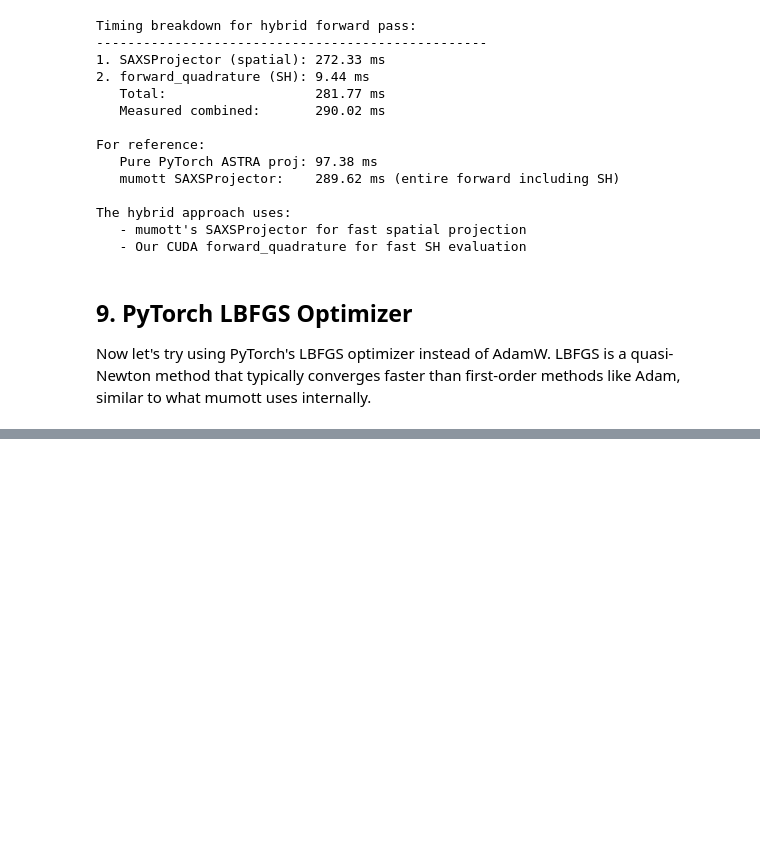
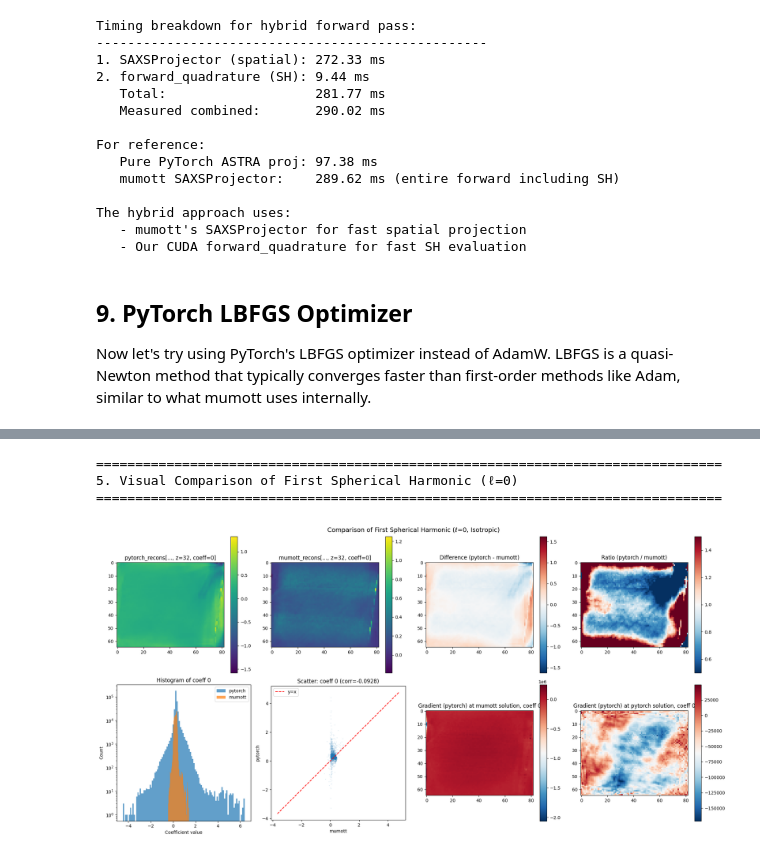
Before and after one commit to lfbarba/smartt, a Jupyter notebook: notebooks/mumott_vs_pytorch_comparison.ipynb, the cells around one changed output, grey strips where cells are left out. Saved outputs shown, nothing was run; the diff lists cells and outputs as text; code cells hidden in the pictures; blank space fills up the shorter version.

Commit message:
changes comparison

```diff
--- a/notebooks/mumott_vs_pytorch_comparison.ipynb
+++ b/notebooks/mumott_vs_pytorch_comparison.ipynb
@@ -2242,0 +2428,80 @@ Key Observations:
+# %%
+# ============================================================================
+# VISUALIZE: First SH coefficient (isotropic part) comparison
+# ============================================================================
+print("=" * 80)
+print("5. Visual Comparison of First Spherical Harmonic (ℓ=0)")
+print("=" * 80)
+
+fig, axes = plt.subplots(2, 4, figsize=(20, 10))
+
+# Choose middle slices
+z_slice = pytorch_recons.shape[2] // 2
+
+# Row 1: pytorch reconstruction
+im0 = axes[0, 0].imshow(pytorch_recons[:, :, z_slice, 0], cmap='viridis')
+axes[0, 0].set_title(f'pytorch_recons[..., z={z_slice}, coeff=0]')
+plt.colorbar(im0, ax=axes[0, 0])
+
+im1 = axes[0, 1].imshow(mumott_recons[:, :, z_slice, 0], cmap='viridis')
+axes[0, 1].set_title(f'mumott_recons[..., z={z_slice}, coeff=0]')
+plt.colorbar(im1, ax=axes[0, 1])
+
+# Difference
+diff = pytorch_recons[:, :, z_slice, 0] - mumott_recons[:, :, z_slice, 0]
+vabs = max(abs(diff.min()), abs(diff.max()))
+im2 = axes[0, 2].imshow(diff, cmap='RdBu_r', vmin=-vabs, vmax=vabs)
+axes[0, 2].set_title(f'Difference (pytorch - mumott)')
+plt.colorbar(im2, ax=axes[0, 2])
+
+# Ratio (where mumott is non-zero)
+with np.errstate(divide='ignore', invalid='ignore'):
+    ratio = np.where(np.abs(mumott_recons[:, :, z_slice, 0]) > 1e-6,
+                     pytorch_recons[:, :, z_slice, 0] / mumott_recons[:, :, z_slice, 0],
+                     1.0)
+im3 = axes[0, 3].imshow(ratio, cmap='RdBu_r', vmin=0.5, vmax=1.5)
+axes[0, 3].set_title(f'Ratio (pytorch / mumott)')
+plt.colorbar(im3, ax=axes[0, 3])
+
+# Row 2: Histograms and scatter
+axes[1, 0].hist(pytorch_recons[..., 0].flatten(), bins=100, alpha=0.7, label='pytorch')
+axes[1, 0].hist(mumott_recons[..., 0].flatten(), bins=100, alpha=0.7, label='mumott')
+axes[1, 0].set_xlabel('Coefficient value')
+axes[1, 0].set_ylabel('Count')
+axes[1, 0].set_title('Histogram of coeff 0')
+axes[1, 0].legend()
+axes[1, 0].set_yscale('log')
+
+# Scatter plot
+sample_idx = np.random.choice(pytorch_recons[..., 0].size, size=min(5000, pytorch_recons[..., 0].size), replace=False)
+pt_flat = pytorch_recons[..., 0].flatten()[sample_idx]
+mm_flat = mumott_recons[..., 0].flatten()[sample_idx]
+axes[1, 1].scatter(mm_flat, pt_flat, alpha=0.1, s=1)
+xlim = axes[1, 1].get_xlim()
+ylim = axes[1, 1].get_ylim()
+lim_min = min(xlim[0], ylim[0])
+lim_max = max(xlim[1], ylim[1])
+axes[1, 1].plot([lim_min, lim_max], [lim_min, lim_max], 'r--', label='y=x')
+axes[1, 1].set_xlabel('mumott')
+axes[1, 1].set_ylabel('pytorch')
+axes[1, 1].set_title(f'Scatter: coeff 0 (corr={np.corrcoef(pt_flat, mm_flat)[0,1]:.4f})')
+axes[1, 1].legend()
+axes[1, 1].set_aspect('equal')
+
+# Gradient visualization
+im4 = axes[1, 2].imshow(grad_pytorch[:, :, z_slice, 0], cmap='RdBu_r')
+axes[1, 2].set_title('Gradient (pytorch) at mumott solution, coeff 0')
+plt.colorbar(im4, ax=axes[1, 2])
+
+im5 = axes[1, 3].imshow(grad_at_pytorch[:, :, z_slice, 0], cmap='RdBu_r')
+axes[1, 3].set_title('Gradient (pytorch) at pytorch solution, coeff 0')
+plt.colorbar(im5, ax=axes[1, 3])
+
+plt.suptitle('Comparison of First Spherical Harmonic (ℓ=0, Isotropic)', fontsize=14)
+plt.tight_layout()
+plt.show()
+# %% [output]
+================================================================================
+5. Visual Comparison of First Spherical Harmonic (ℓ=0)
+================================================================================
+[figure, added]
```
Also changed, not shown: parts of 6 cells of this notebook.
